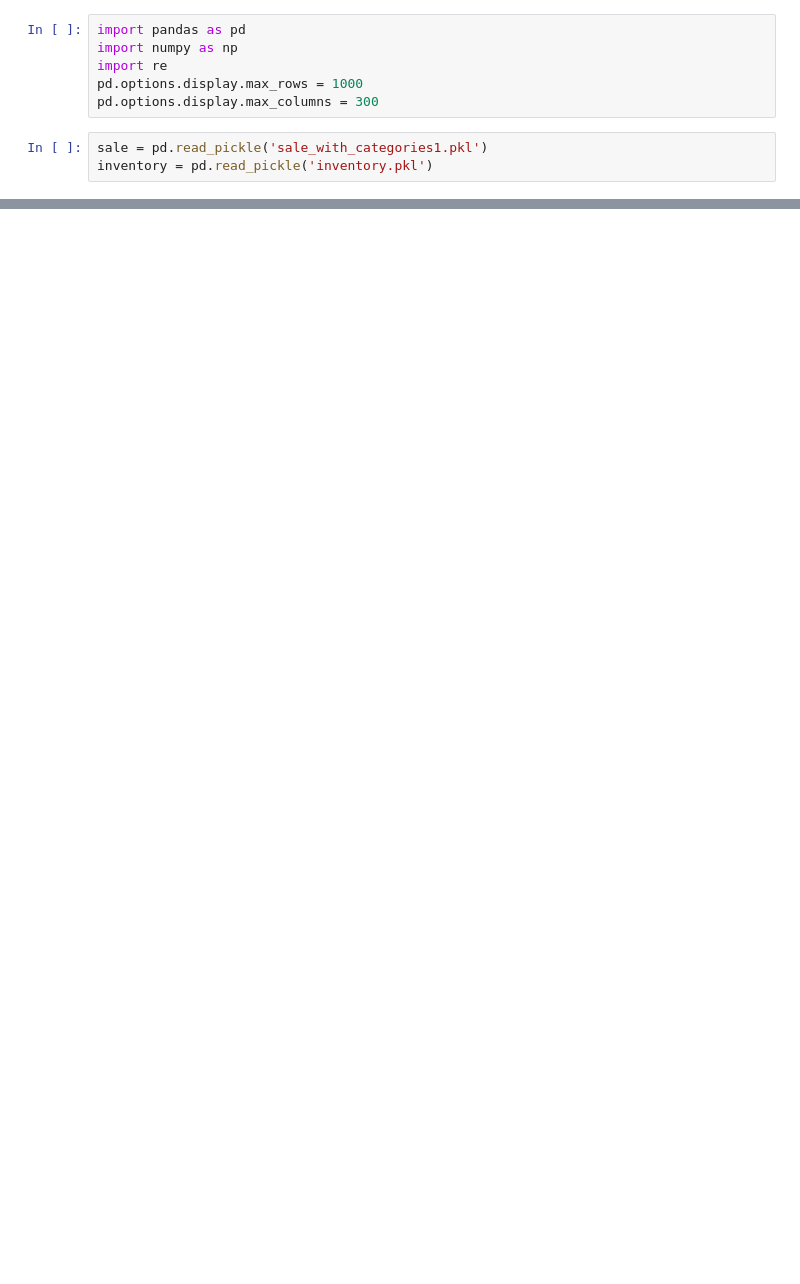
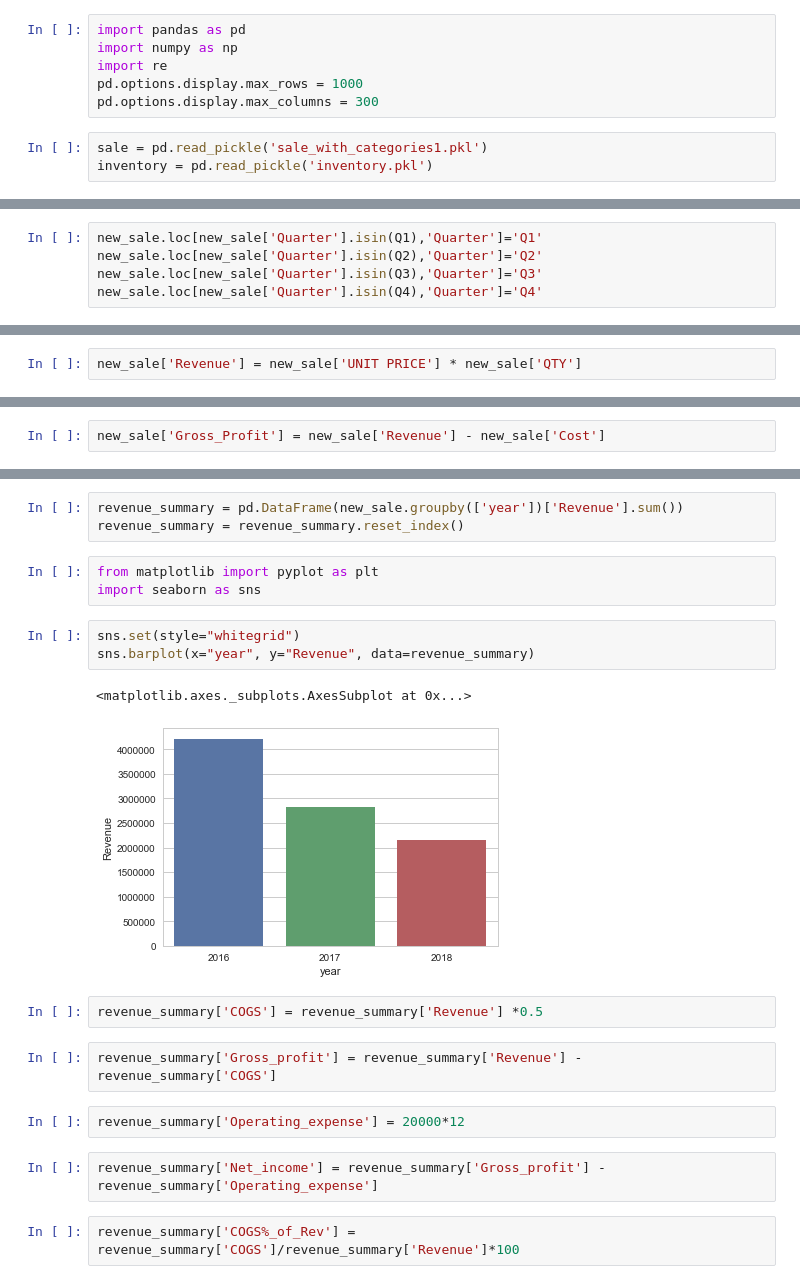
Before and after one commit to lksfr/NOSO, a Jupyter notebook: Bird/Untitled1.ipynb, the cells around one changed output, grey strips where cells are left out. Drawn from its saved outputs; the diff is of its cells as text; blank space fills up the shorter version.

```diff
--- a/Bird/Untitled1.ipynb
+++ b/Bird/Untitled1.ipynb
@@ -27,0 +294,5 @@ sale.head(5)
+# %%
+new_sale.loc[new_sale['Quarter'].isin(Q1),'Quarter']='Q1'
+new_sale.loc[new_sale['Quarter'].isin(Q2),'Quarter']='Q2'
+new_sale.loc[new_sale['Quarter'].isin(Q3),'Quarter']='Q3'
+new_sale.loc[new_sale['Quarter'].isin(Q4),'Quarter']='Q4'
@@ -27,0 +314,2 @@ sale.head(5)
+# %%
+new_sale['Revenue'] = new_sale['UNIT PRICE'] * new_sale['QTY']
@@ -27,0 +322,2 @@ sale.head(5)
+# %%
+new_sale['Gross_Profit'] = new_sale['Revenue'] - new_sale['Cost']
@@ -27,0 +339,22 @@ sale.head(5)
+# %%
+revenue_summary = pd.DataFrame(new_sale.groupby(['year'])['Revenue'].sum())
+revenue_summary = revenue_summary.reset_index()
+# %%
+from matplotlib import pyplot as plt
+import seaborn as sns
+# %%
+sns.set(style="whitegrid")
+sns.barplot(x="year", y="Revenue", data=revenue_summary)
+# %% [output]
+<matplotlib.axes._subplots.AxesSubplot at 0x...>
+[figure, added]
+# %%
+revenue_summary['COGS'] = revenue_summary['Revenue'] *0.5
+# %%
+revenue_summary['Gross_profit'] = revenue_summary['Revenue'] - revenue_summary['COGS']
+# %%
+revenue_summary['Operating_expense'] = 20000*12
+# %%
+revenue_summary['Net_income'] = revenue_summary['Gross_profit'] - revenue_summary['Operating_expense']
+# %%
+revenue_summary['COGS%_of_Rev'] = revenue_summary['COGS']/revenue_summary['Revenue']*100
```
Also changed, not shown: parts of 103 cells of this notebook, 1 other file.
